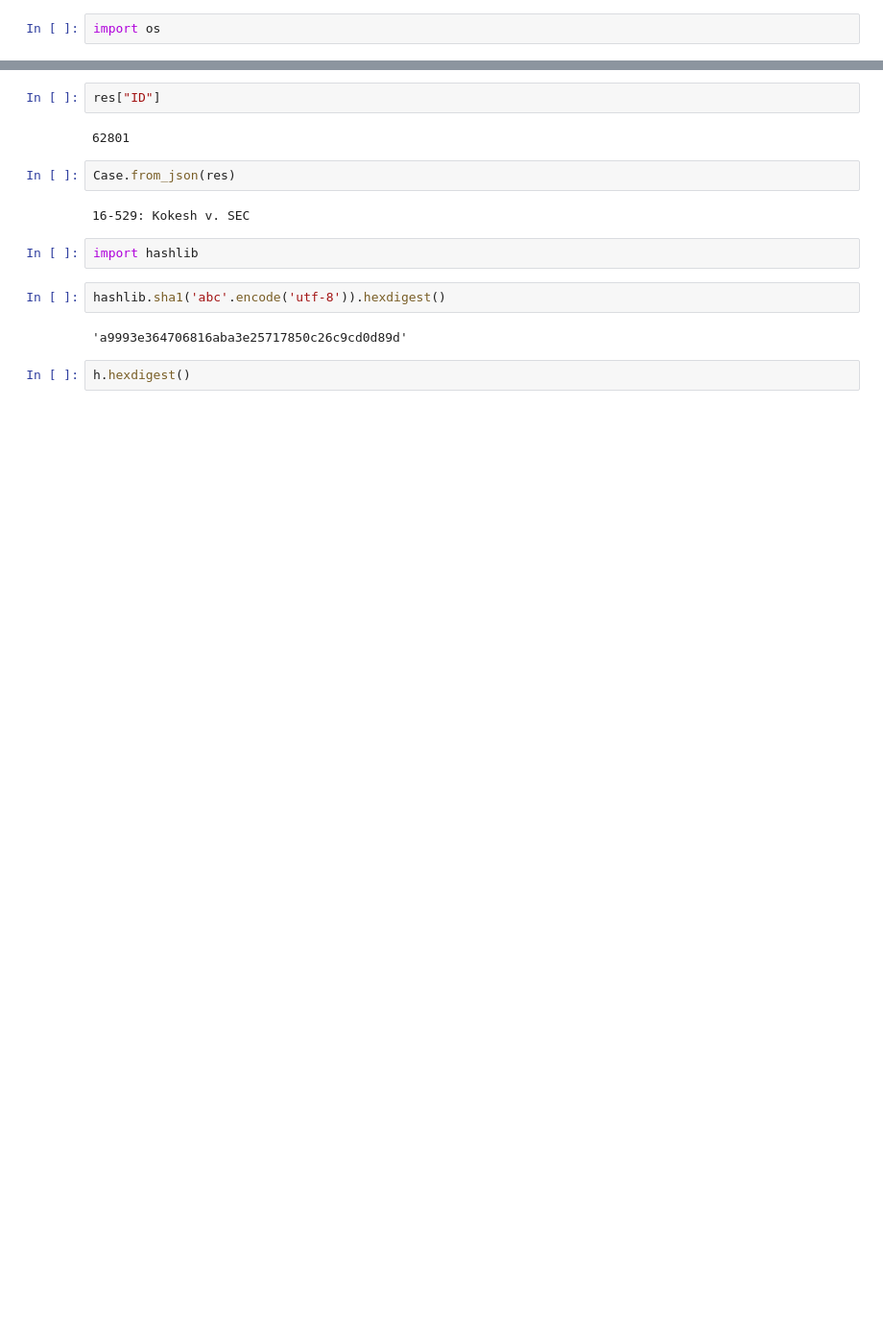
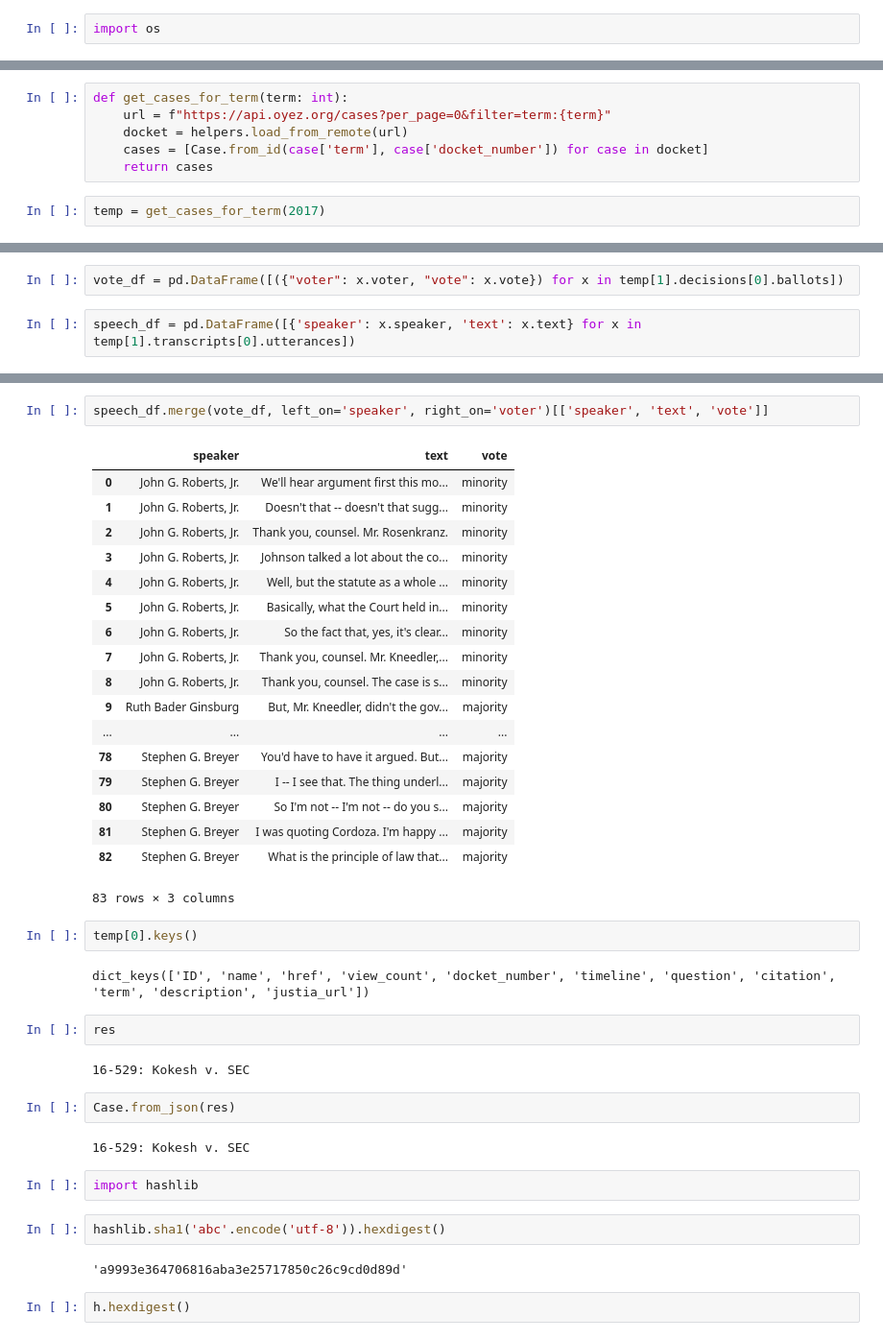
Before and after one commit to stillmatic/supremes, a Jupyter notebook: supremes/exploration.ipynb, the cells around one changed output, grey strips where cells are left out. Shown: that part at 96% size. Saved outputs shown, nothing was run; the diff lists cells and outputs as text; blank space fills up the shorter version.

```diff
--- a/supremes/exploration.ipynb
+++ b/supremes/exploration.ipynb
@@ -103,0 +126,8 @@ os.curdir
+# %%
+def get_cases_for_term(term: int):
+    url = f"https://api.oyez.org/cases?per_page=0&filter=term:{term}"
+    docket = helpers.load_from_remote(url)
+    cases = [Case.from_id(case['term'], case['docket_number']) for case in docket]
+    return cases
+# %%
+temp = get_cases_for_term(2017)
@@ -103,0 +152,4 @@ os.curdir
+# %%
+vote_df = pd.DataFrame([({"voter": x.voter, "vote": x.vote}) for x in temp[1].decisions[0].ballots])
+# %%
+speech_df = pd.DataFrame([{'speaker': x.speaker, 'text': x.text} for x in temp[1].transcripts[0].utterances])
@@ -104,7 +177,32 @@ os.curdir
+# %%
+speech_df.merge(vote_df, left_on='speaker', right_on='voter')[['speaker', 'text', 'vote']]
+# %% [output]
+|  | speaker | text | vote |
+| 0 | John G. Roberts, Jr. | We'll hear argument first this mo... | minority |
+| 1 | John G. Roberts, Jr. | Doesn't that -- doesn't that sugg... | minority |
+| 2 | John G. Roberts, Jr. | Thank you, counsel. Mr. Rosenkranz. | minority |
+| 3 | John G. Roberts, Jr. | Johnson talked a lot about the co... | minority |
+| 4 | John G. Roberts, Jr. | Well, but the statute as a whole ... | minority |
+| 5 | John G. Roberts, Jr. | Basically, what the Court held in... | minority |
+| 6 | John G. Roberts, Jr. | So the fact that, yes, it's clear... | minority |
+| 7 | John G. Roberts, Jr. | Thank you, counsel. Mr. Kneedler,... | minority |
+| 8 | John G. Roberts, Jr. | Thank you, counsel. The case is s... | minority |
+| 9 | Ruth Bader Ginsburg | But, Mr. Kneedler, didn't the gov... | majority |
+| ... | ... | ... | ... |
+| 78 | Stephen G. Breyer | You'd have to have it argued. But... | majority |
+| 79 | Stephen G. Breyer | I -- I see that. The thing underl... | majority |
+| 80 | Stephen G. Breyer | So I'm not -- I'm not -- do you s... | majority |
+| 81 | Stephen G. Breyer | I was quoting Cordoza. I'm happy ... | majority |
+| 82 | Stephen G. Breyer | What is the principle of law that... | majority |
+83 rows × 3 columns
+# %%
+temp[0].keys()
+# %% [output]
+dict_keys(['ID', 'name', 'href', 'view_count', 'docket_number', 'timeline', 'question', 'citation', 'term', 'description', 'justia_url'])
 # %%
-res["ID"]
+res
 # %% [output]
-62801
+16-529: Kokesh v. SEC
 # %%
 Case.from_json(res)
 # %% [output]
```
Also changed, not shown: parts of 10 cells of this notebook, 3 other files.
